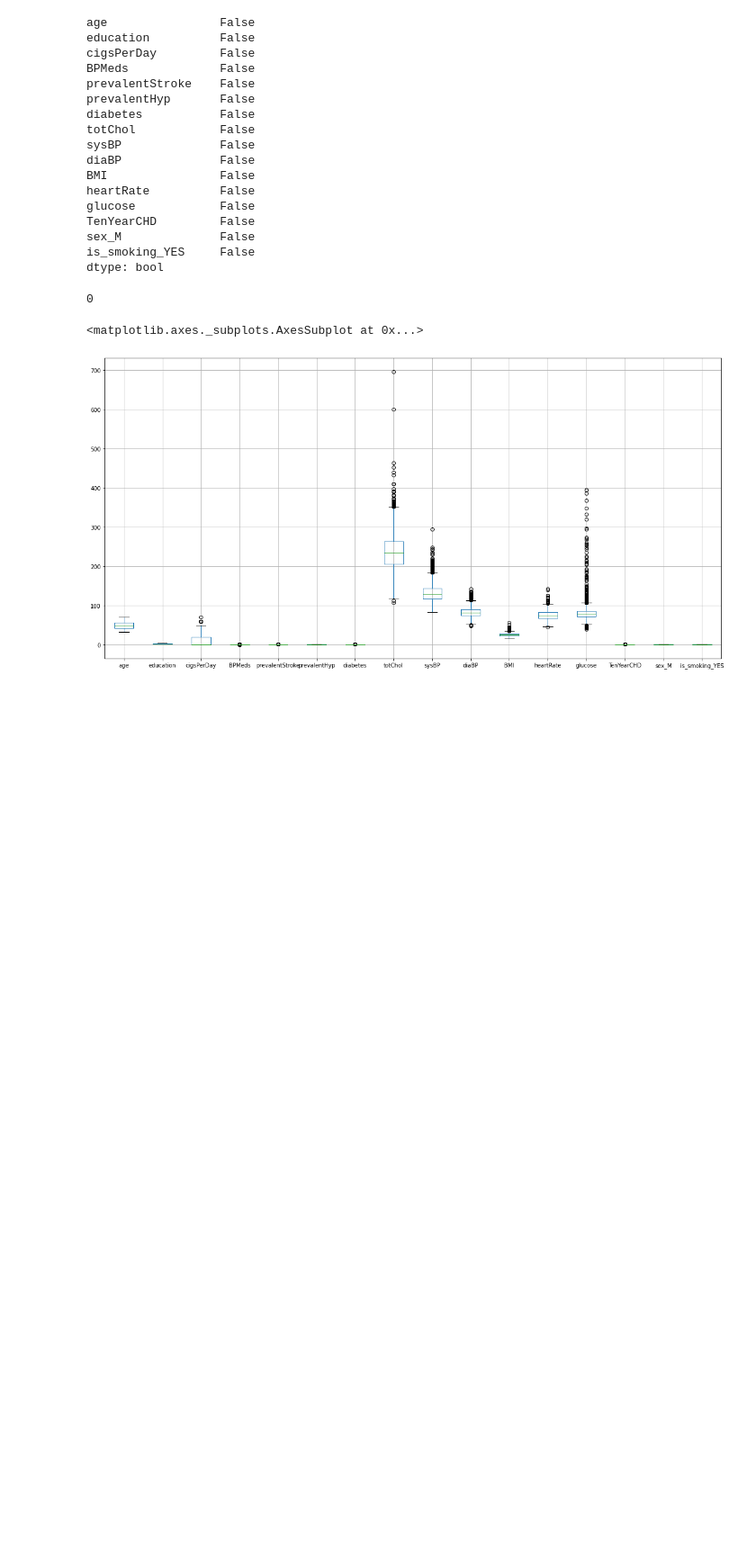
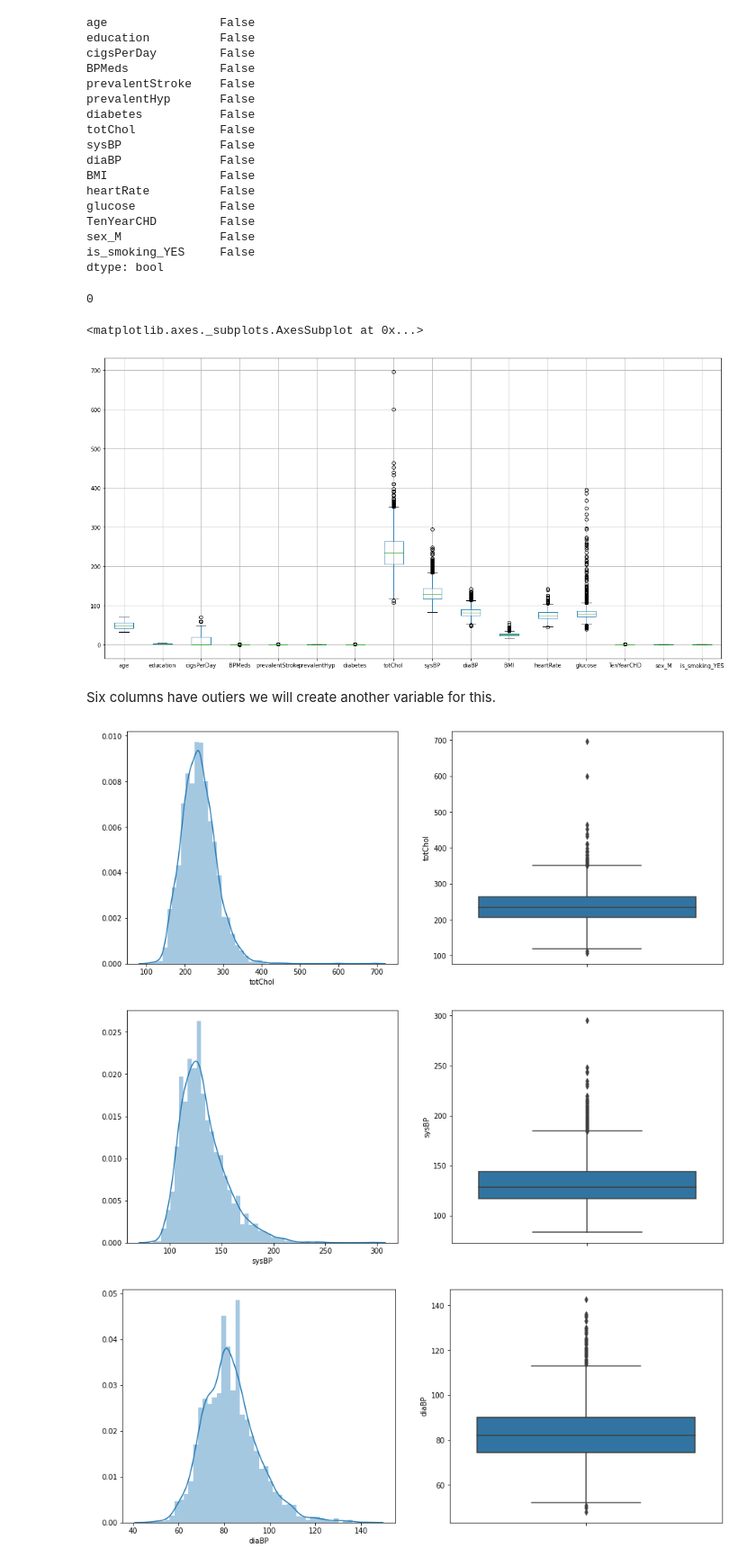
Before and after one commit to Tanjul5/Cardiovascular-Risk-Prediction, a Jupyter notebook: Cardiovascular_Risk_Prediction.ipynb, the cells around one changed output. Shown at 90% size. Drawn from its saved outputs; the diff is of its cells as text; code cells hidden in the pictures; blank space fills up the shorter version.

```diff
--- a/Cardiovascular_Risk_Prediction.ipynb
+++ b/Cardiovascular_Risk_Prediction.ipynb
@@ -205,3 +205,25 @@ df1.boxplot()
 # %% [output]
 <matplotlib.axes._subplots.AxesSubplot at 0x...>
 [figure]
+# %% [markdown]
+Six columns have outiers we will create another variable for this.
+# %%
+#extract outlier columns
+outlier = df1[['totChol','sysBP','diaBP','BMI','heartRate','glucose']]
+# %%
+#plots for independent variables
+for var in outlier:
+    plt.figure(figsize=(15,6))
+    plt.subplot(1, 2, 1)
+    fig = sns.distplot(df1[var].dropna())
+    fig.set_ylabel(' ')
+    fig.set_xlabel(var)
+
+    plt.subplot(1, 2, 2)
+    fig = sns.boxplot(y=df1[var])
+    fig.set_title('')
+    fig.set_ylabel(var)
+# %% [output]
+[figure, added]
+[figure, added]
+[figure, added]
```
Also changed, not shown: parts of 18 cells of this notebook.
